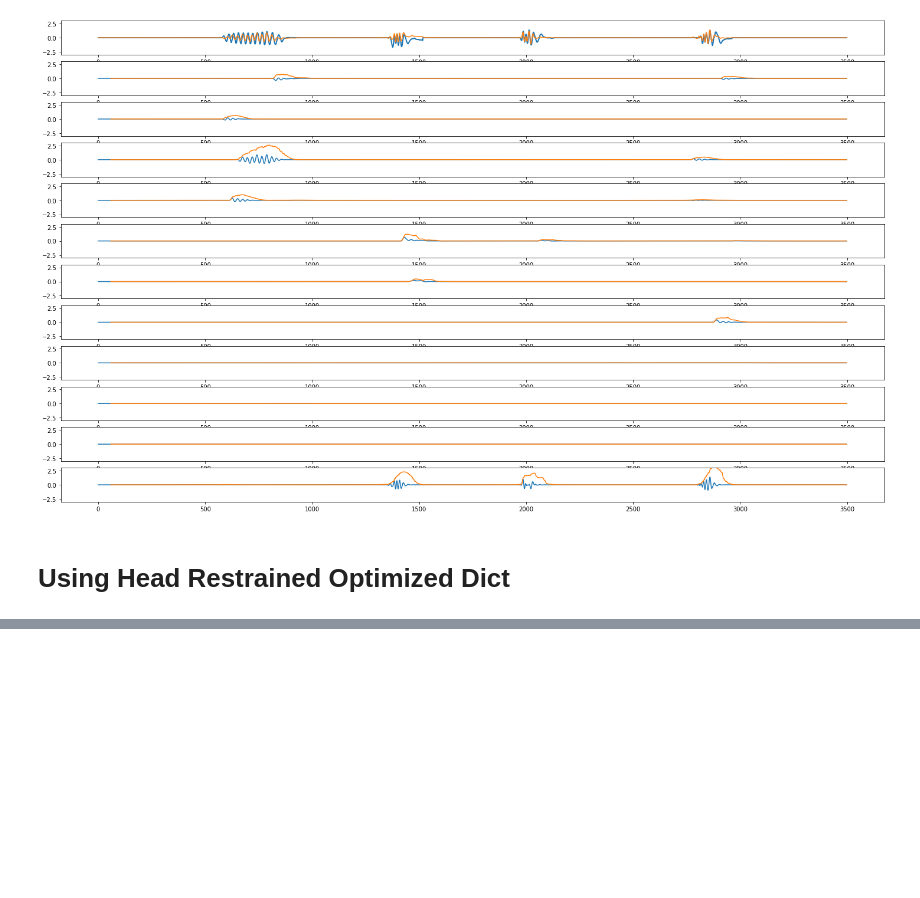
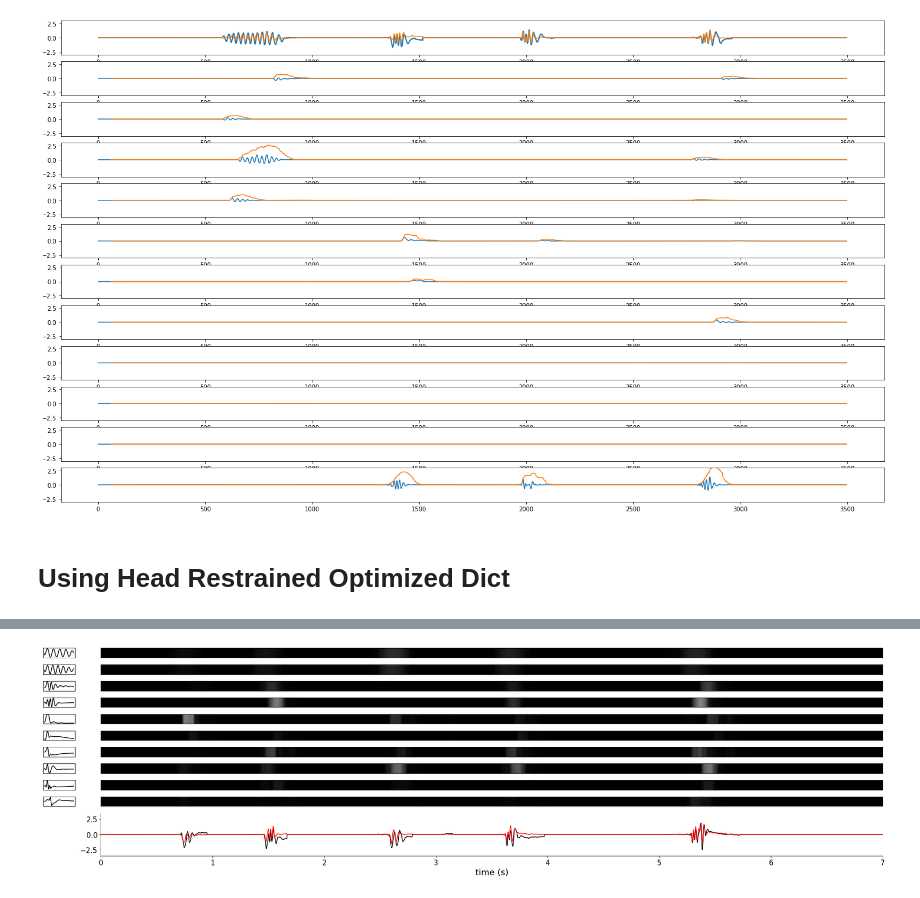
Before and after one commit to orger-lab/megabouts, a Jupyter notebook: megabouts/head_restrained/HeadRestrained_SparseCode.ipynb, the cells around one changed output, grey strips where cells are left out. Drawn from its saved outputs; the diff is of its cells as text; code cells hidden in the pictures; blank space fills up the shorter version.

```diff
--- a/megabouts/head_restrained/HeadRestrained_SparseCode.ipynb
+++ b/megabouts/head_restrained/HeadRestrained_SparseCode.ipynb
@@ -397,0 +441,37 @@ plt.show()
+# %%
+Duration = 700*7
+IdSt = 212070
+IdEd = IdSt+Duration
+
+t = np.linspace(0,Duration/700,Duration)
+
+fig, ax = plt.subplots(facecolor='white',figsize=(25,7),tight_layout=True)
+plt.rc('xtick', labelsize=15)
+plt.rc('ytick', labelsize=15)
+plt.rc('axes', labelsize=15)
+
+G = gridspec.GridSpec(N+3,15)
+
+
+ax = plt.subplot(G[10:,1:])
+ax.plot(t,tail_angle_detrend[IdSt:IdEd,-1],'k')
+ax.plot(t,tail_angle_hat_[IdSt:IdSt+Duration,-1],'r')
+
+ax.set_ylim(-3.5,3.5)
+ax.spines['right'].set_visible(False)
+ax.spines['top'].set_visible(False)
+ax.set_xlim(0,Duration/700)
+ax.set_xlabel('time (s)',fontdict={'fontsize':18})
+#ax.set_ylabel('tail angle \n (rad)',fontdict={'fontsize':18},rotation='horizontal')
+
+for i in range(Dict.shape[-1]):
+    ax = plt.subplot(G[i,1:])
+    ax.imshow(regressor[IdSt:IdEd,i:i+1].T,aspect='auto',cmap='gray',interpolation='none',vmin=0,vmax=1,extent=[0,t[-1],0,1])
+    ax.set_xticks([])
+    ax.set_yticks([])
+    ax = plt.subplot(G[i,0])
+    ax.plot(Dict[:,-1,i,],color='k')
+    ax.set_xticks([])
+    ax.set_yticks([])
+# %% [output]
+[figure, added]
```
Also changed, not shown: parts of 6 cells of this notebook, 1 other file.
